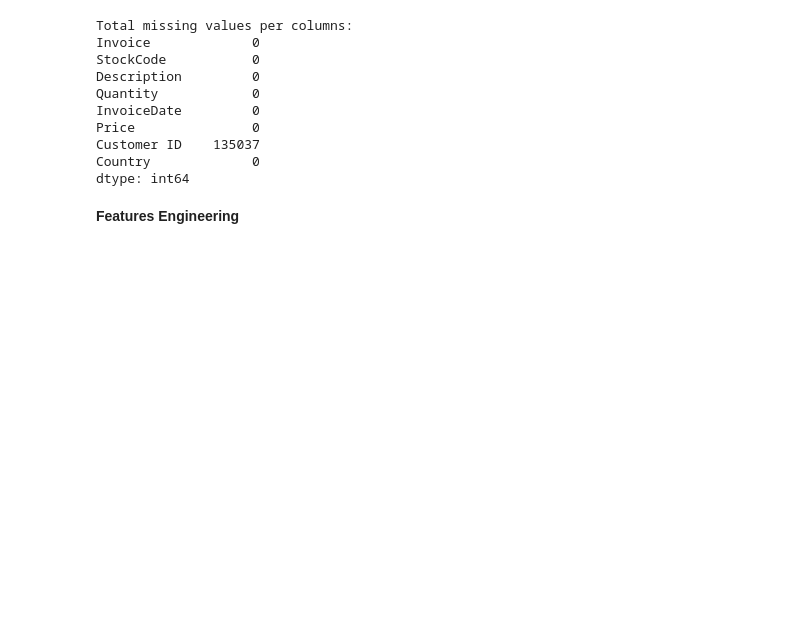
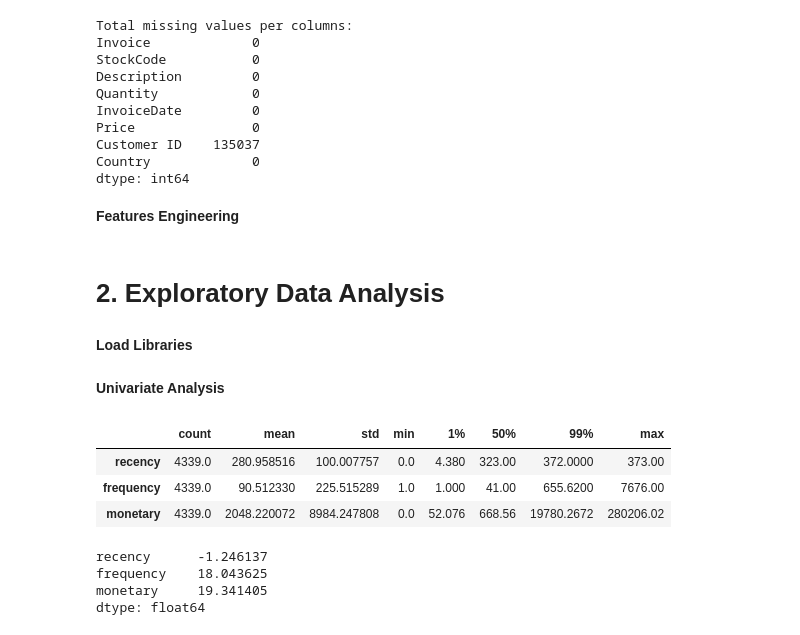
Before and after one commit to hyugai/ML-Clustering-CustomersSegmentation_OnlineRetail, a Jupyter notebook: notebooks/data_wrangling.ipynb, the cells around one changed output. Saved outputs shown, nothing was run; the diff lists cells and outputs as text; code cells hidden in the pictures; blank space fills up the shorter version.

```diff
--- a/notebooks/data_wrangling.ipynb
+++ b/notebooks/data_wrangling.ipynb
@@ -214,3 +214,7 @@ df_rfm = pd.merge(left=df_rfm, right=df_to_be_merged, left_index=True, right_on=
 
 # saving to the separate file
 df_rfm.to_csv('../dataset/rfm.csv')
+# %% [markdown]
+# 2. Exploratory Data Analysis
+# %% [markdown]
+<b>Load Libraries</b>
@@ -216,0 +230,2 @@ df_rfm.to_csv('../dataset/rfm.csv')
+# %% [markdown]
+<b>Univariate Analysis</b>
@@ -216,0 +236,16 @@ df_rfm.to_csv('../dataset/rfm.csv')
+# %%
+# summarize statistics
+df_rfm[num_cols].describe([0.01, 0.5, 0.99]).T
+# %% [output]
+|  | count | mean | std | min | 1% | 50% | 99% | max |
+| recency | 4339.0 | 280.958516 | 100.007757 | 0.0 | 4.380 | 323.00 | 372.0000 | 373.00 |
+| frequency | 4339.0 | 90.512330 | 225.515289 | 1.0 | 1.000 | 41.00 | 655.6200 | 7676.00 |
+| monetary | 4339.0 | 2048.220072 | 8984.247808 | 0.0 | 52.076 | 668.56 | 19780.2672 | 280206.02 |
+# %%
+# skewness
+df_rfm[num_cols].skew()
+# %% [output]
+recency      -1.246137
+frequency    18.043625
+monetary     19.341405
+dtype: float64
```
Also changed, not shown: parts of 12 cells of this notebook, 3 other files.
